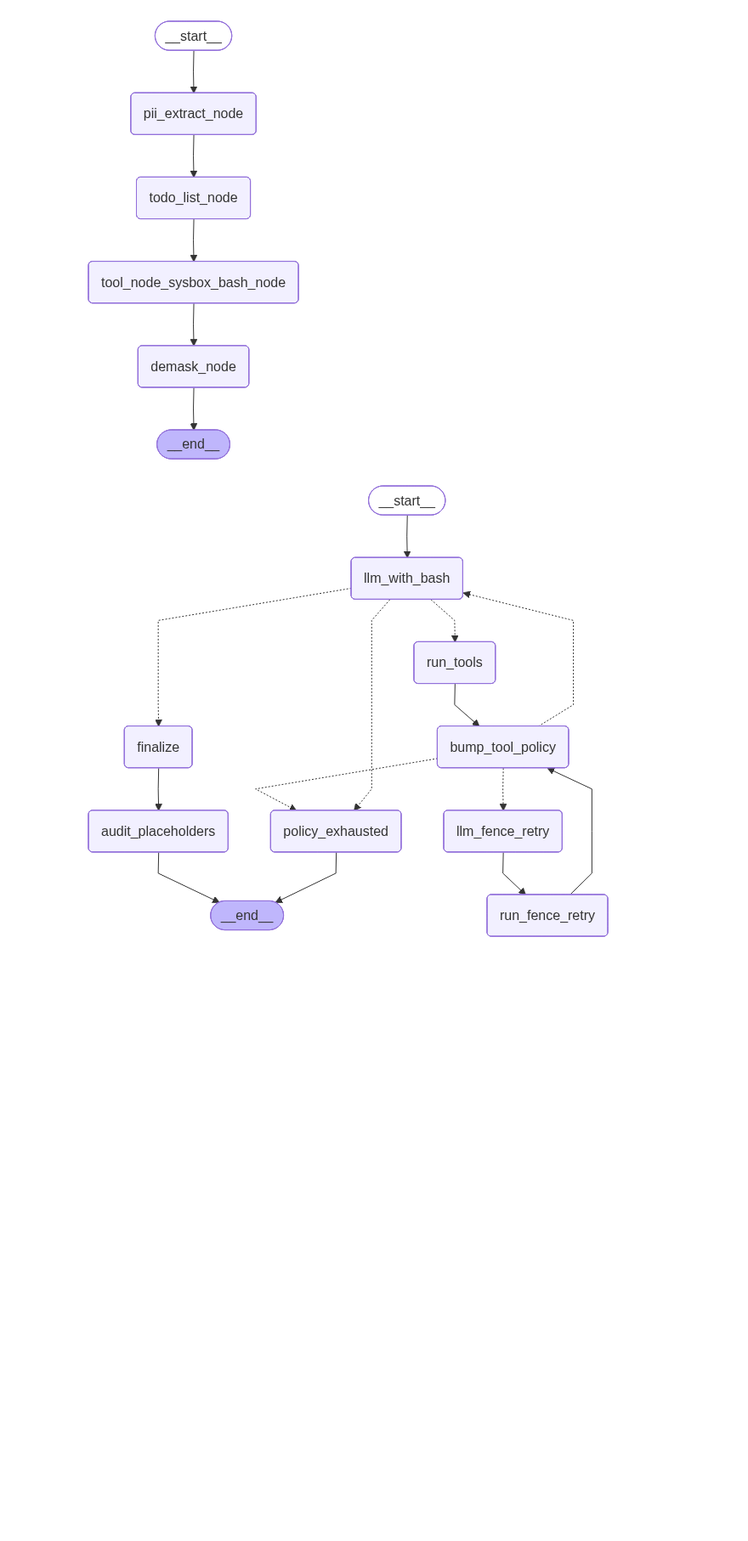
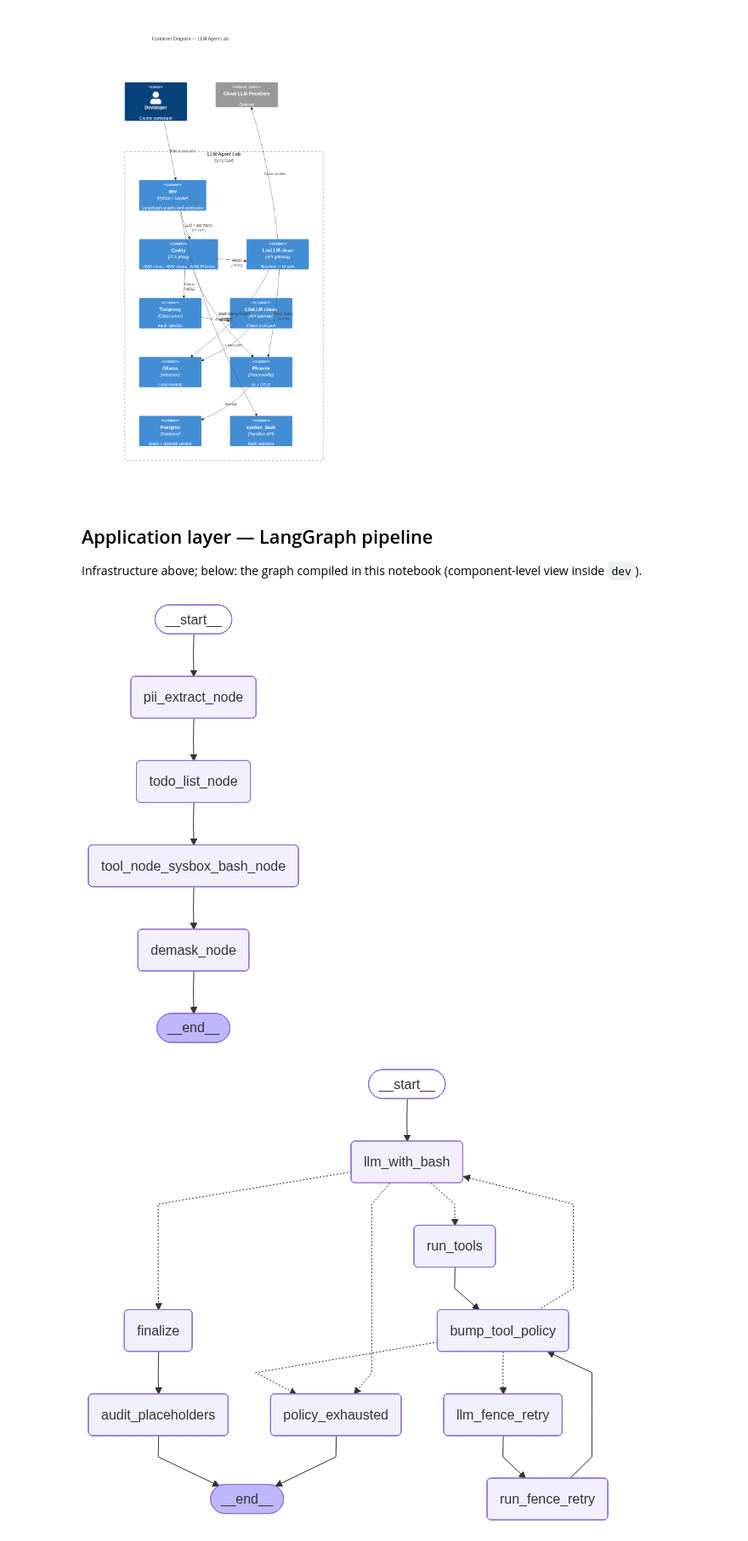
Before and after one commit to nixnutz/course_llm2agent, a Jupyter notebook: src/assorted/session8/presentation.ipynb, the cells around one changed output. Shown at 85% size. Drawn from its saved outputs; the diff is of its cells as text; code cells hidden in the pictures; blank space fills up the shorter version.

```diff
--- a/src/assorted/session8/presentation.ipynb
+++ b/src/assorted/session8/presentation.ipynb
@@ -1,3 +83,72 @@
+# %%
+CONTAINER_MERMAID = """
+C4Container
+    title Container Diagram — LLM Agent Lab
+
+    Person(dev_person, "Developer", "Course participant")
+
+    System_Boundary(lab, "LLM Agent Lab") {
+        Container(dev, "dev", "Python / Jupyter", "LangGraph graphs and notebooks")
+        Container(caddy, "Caddy", "TLS proxy", ":4000 clean, :4001 chaos, :6006 Phoenix")
+        Container(llm_clean, "LiteLLM clean", "API gateway", "Baseline LLM path")
+        Container(toxi, "Toxiproxy", "Chaos proxy", "Fault injection")
+        Container(llm_chaos, "LiteLLM chaos", "API gateway", "Chaos LLM path")
+        Container(ollama, "Ollama", "Inference", "Local models")
+        Container(phoenix, "Phoenix", "Observability", "UI + OTLP")
+        Container(pg, "Postgres", "Database", "Stack + optional vectors")
+        Container(sbash, "sysbox_bash", "Sandbox API", "Bash sessions")
+    }
+
+    System_Ext(cloud, "Cloud LLM Providers", "Optional")
+
+    Rel(dev_person, dev, "Edits & executes")
+    Rel(dev, caddy, "LLM + app traces", "HTTPS")
+    Rel(dev, sbash, "Bash tool", "HTTP")
+    Rel(caddy, llm_clean, "Clean", ":4000")
+    Rel(caddy, toxi, "Chaos", ":4001")
+    Rel(caddy, phoenix, "UI", ":6006")
+    Rel(toxi, llm_chaos, "Proxied")
+    Rel(llm_clean, ollama, "Local models")
+    Rel(llm_clean, cloud, "Cloud models")
+    Rel(llm_chaos, ollama, "Chaos path")
+    Rel(llm_clean, phoenix, "Proxy traces", "OTLP")
+    Rel(phoenix, pg, "Storage")
+"""
+
+CONTAINER_FALLBACK = """
+flowchart TB
+  subgraph lab [LLM Agent Lab]
+    dev[dev]
+    caddy[Caddy]
+    llm_clean[LiteLLM clean]
+    toxi[Toxiproxy]
+    llm_chaos[LiteLLM chaos]
+    ollama[Ollama]
+    phoenix[Phoenix]
+    pg[Postgres]
+    sbash[sysbox_bash]
+  end
+  cloud[Cloud LLM Providers]
+  dev -->|HTTPS| caddy
+  dev -->|HTTP| sbash
+  caddy --> llm_clean
+  caddy --> toxi
+  caddy --> phoenix
+  toxi --> llm_chaos
+  llm_clean --> ollama
+  llm_clean -.-> cloud
+  llm_chaos --> ollama
+  llm_clean --> phoenix
+  phoenix --> pg
+"""
+
+display_mermaid(CONTAINER_MERMAID, fallback=CONTAINER_FALLBACK)
+# %% [output]
+[figure, added]
+# %% [markdown]
+## Application layer — LangGraph pipeline
+
+Infrastructure above; below: the graph compiled in this notebook (component-level view inside `dev`).
 # %%
 import os
 import sys
```
Also changed, not shown: parts of 5 cells of this notebook, 14 other files.
